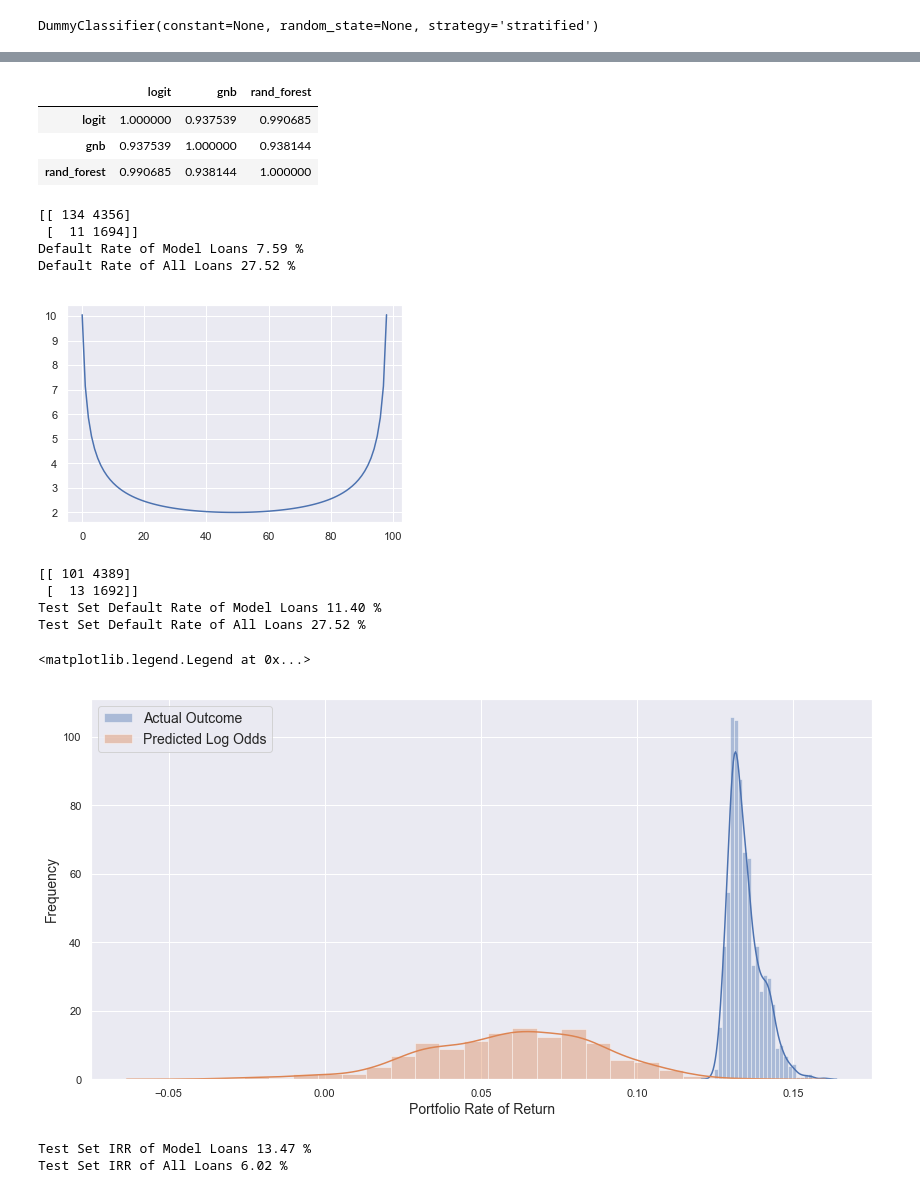
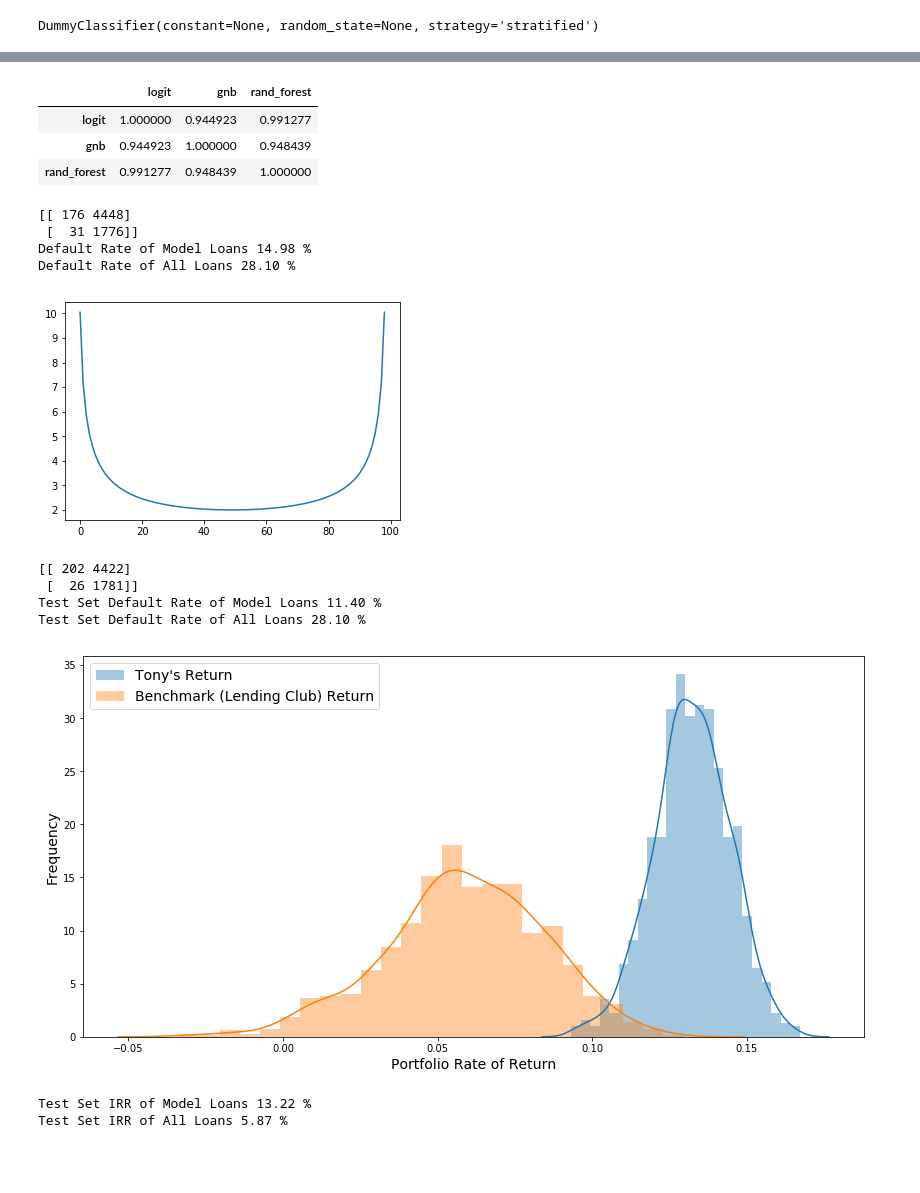
Before and after one commit to yiuhyuk/Project_3_Metis, a Jupyter notebook: lending_club_v4.0.ipynb, the cells around one changed output, grey strips where cells are left out. Drawn from its saved outputs; the diff is of its cells as text; code cells hidden in the pictures; blank space fills up the shorter version.

Commit message:
Fixed intercept (was getting zero'd out by standard scaler)

```diff
--- a/lending_club_v4.0.ipynb
+++ b/lending_club_v4.0.ipynb
@@ -435,6 +435,11 @@ scaler.fit(x_train_up)
 x_norm_train = scaler.transform(x_train)
 x_norm_val = scaler.transform(x_val)
 x_norm_test = scaler.transform(x_test)
+
+# Change intercept back to 1
+x_norm_train[:,0] = 1
+x_norm_val[:,0] = 1
+x_norm_test[:,0] = 1
 # %%
 # Run CV with 5 folds (knn)
 
@@ -541,6 +546,6 @@ GridSearchCV(cv=5, error_score='raise-deprecating',
 # %%
 # Bagging
 
-bagging_logit = BaggingClassifier(linear_model.LogisticRegression(solver='lbfgs', max_iter=10000, C=100000),
-                                  n_estimators=1000, max_samples=0.50, max_features=0.80, verbose=10)
-bagging_logit.fit(x_norm_train, y_train)
+# bagging_logit = BaggingClassifier(linear_model.LogisticRegression(solver='lbfgs', max_iter=10000, C=100000),
+#                                   n_estimators=500, max_samples=0.50, max_features=0.80, verbose=10)
+# bagging_logit.fit(x_norm_train, y_train)
@@ -690,12 +667,11 @@ DummyClassifier(constant=None, random_state=None, strategy='stratified')
 #              dummy]
 #model_name = ['gboost', 'bagging', 'logit', 'rand_forest', 'sg_only', 'dummy']
 
-model_list = [bagging_logit,
-              logistic_grid.best_estimator_,
+model_list = [logistic_grid.best_estimator_,
               rf_grid.best_estimator_,
               gnb,
               logistic_sub_grade]
-model_name = ['bagging', 'logit', 'rand_forest', 'naive_bayes', 'sg_only']
+model_name = ['logit', 'rand_forest', 'naive_bayes', 'sg_only']
 
 # Plot ROC curve for all my models
 fig, ax = plt.subplots(figsize=(10,8))
@@ -747,13 +720,13 @@ error_df['rand_forest'] = rf_error
 error_df.corr()
 # %% [output]
 |  | logit | gnb | rand_forest |
-| logit | 1.000000 | 0.937539 | 0.990685 |
-| gnb | 0.937539 | 1.000000 | 0.938144 |
-| rand_forest | 0.990685 | 0.938144 | 1.000000 |
+| logit | 1.000000 | 0.944923 | 0.991277 |
+| gnb | 0.944923 | 1.000000 | 0.948439 |
+| rand_forest | 0.991277 | 0.948439 | 1.000000 |
 # %%
 # Set cutoff by minimizing default rate within the loans chosen by my model
 
-cutoff = 0.175
+cutoff = 0.19
 y_pred = rf_grid.best_estimator_.predict_proba(x_norm_val)
 
 y_class = []
@@ -770,10 +743,10 @@ total_default_rate = np.sum(conf_mat, axis=1)[1]/(np.sum(conf_mat, axis=1)[0] +
 print('Default Rate of Model Loans %.2f' % (my_default_rate*100), '%')
 print('Default Rate of All Loans %.2f' % (total_default_rate*100), '%')
 # %% [output]
-[[ 134 4356]
- [  11 1694]]
-Default Rate of Model Loans 7.59 %
-Default Rate of All Loans 27.52 %
+[[ 176 4448]
+ [  31 1776]]
+Default Rate of Model Loans 14.98 %
+Default Rate of All Loans 28.10 %
 # %%
 # Checking some things (debugging code, feel free to ignore)
 len_test = 100
@@ -788,7 +761,7 @@ for i in range(1,len_test):
     z_score_delta.append((np.max(z_score) - np.min(z_score)))
 plt.plot(z_score_delta);
 # %% [output]
-[figure, old version]
+[figure, new version]
 # %%
 # Use test set to measure model performance
 
@@ -808,10 +781,10 @@ total_default_rate = np.sum(conf_mat, axis=1)[1]/(np.sum(conf_mat, axis=1)[0] +
 print('Test Set Default Rate of Model Loans %.2f' % (my_default_rate*100), '%')
 print('Test Set Default Rate of All Loans %.2f' % (total_default_rate*100), '%')
 # %% [output]
-[[ 101 4389]
- [  13 1692]]
+[[ 202 4422]
+ [  26 1781]]
 Test Set Default Rate of Model Loans 11.40 %
-Test Set Default Rate of All Loans 27.52 %
+Test Set Default Rate of All Loans 28.10 %
 # %%
 # Function to calculate IRR for backtesting
 
@@ -868,26 +841,26 @@ for i in range(1000):
 # %%
 # Plot histogram of IRR
 IRR_df = pd.DataFrame()
 IRR_df['model_IRR'] = model_IRR
 IRR_df['default_IRR'] = default_IRR
 IRR_df['success_IRR'] = success_IRR
 IRR_df['all_IRR'] = lc_IRR
 
 fig, ax = plt.subplots(figsize=(14,7))
 ax = sns.distplot(tuple(IRR_df['model_IRR']))
 ax = sns.distplot(tuple(IRR_df['all_IRR']))
 # ax = sns.distplot(tuple(IRR_df['default_IRR']))
 # ax = sns.distplot(tuple(IRR_df['success_IRR']))
 
 ax.set_xlabel("Portfolio Rate of Return",fontsize=14)
 ax.set_ylabel("Frequency",fontsize=14)
-plt.legend(labels=['Actual Outcome', 'Predicted Log Odds'], fontsize=14)
+plt.legend(labels=["Tony's Return", 'Benchmark (Lending Club) Return'], fontsize=14)
+plt.show()
 # %% [output]
-<matplotlib.legend.Legend at 0x...>
-[figure, old version]
+[figure, new version]
 # %%
 print('Test Set IRR of Model Loans %.2f' % (np.mean(model_IRR)*100), '%')
 print('Test Set IRR of All Loans %.2f' % (np.mean(lc_IRR)*100), '%')
 # %% [output]
-Test Set IRR of Model Loans 13.47 %
-Test Set IRR of All Loans 6.02 %
+Test Set IRR of Model Loans 13.22 %
+Test Set IRR of All Loans 5.87 %
```
Also changed, not shown: parts of 18 cells of this notebook.
